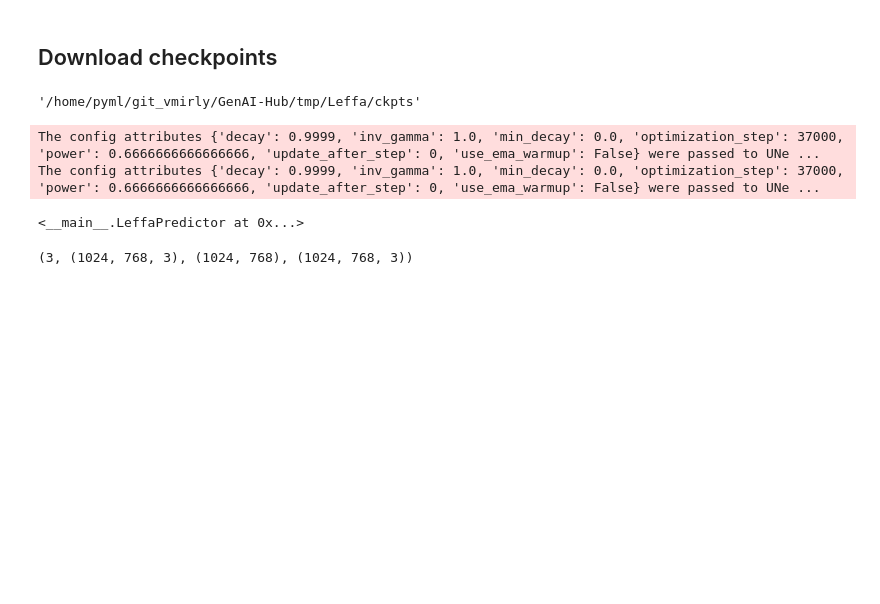
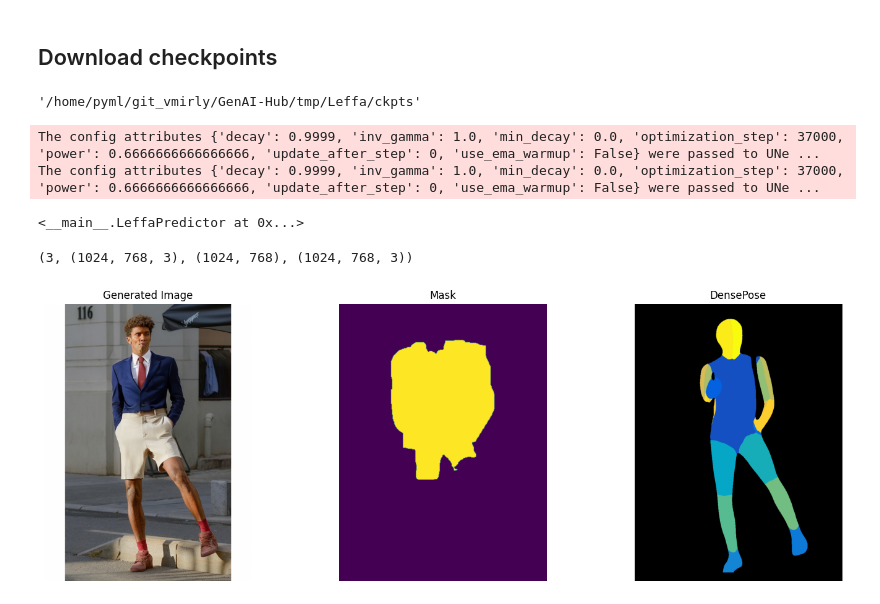
Before and after one commit to vmirly/GenAI-Hub, a Jupyter notebook: Leffa/leffa_inference.ipynb, the cells around one changed output. Cells and saved outputs as stored; diff of their text form; code cells hidden in the pictures; blank space fills up the shorter version.

Commit message:
Leffa: visualize predictions

```diff
--- a/Leffa/leffa_inference.ipynb
+++ b/Leffa/leffa_inference.ipynb
@@ -228,3 +228,18 @@ res = leffa_predictor.leffa_predict_vt(
 len(res), res[0].shape, res[1].shape, res[2].shape
 # %% [output]
 (3, (1024, 768, 3), (1024, 768), (1024, 768, 3))
+# %%
+fig, axes = plt.subplots(1, 3, figsize=(15, 5), dpi=100)
+axes = axes.ravel()
+axes[0].imshow(res[0])
+axes[0].set_title("Generated Image")
+axes[1].imshow(res[1])
+axes[1].set_title("Mask")
+axes[2].imshow(res[2])
+axes[2].set_title("DensePose")
+for ax in axes:
+    ax.axis('off')
+plt.tight_layout()
+plt.show()
+# %% [output]
+[figure, added]
```
